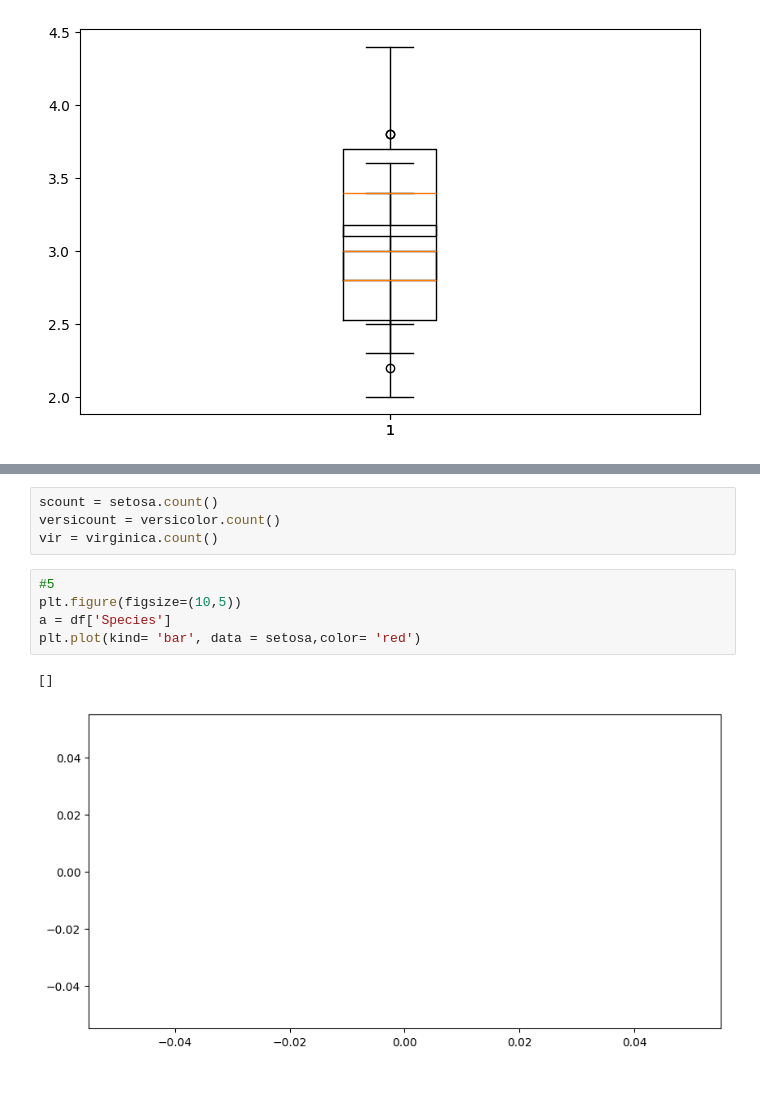
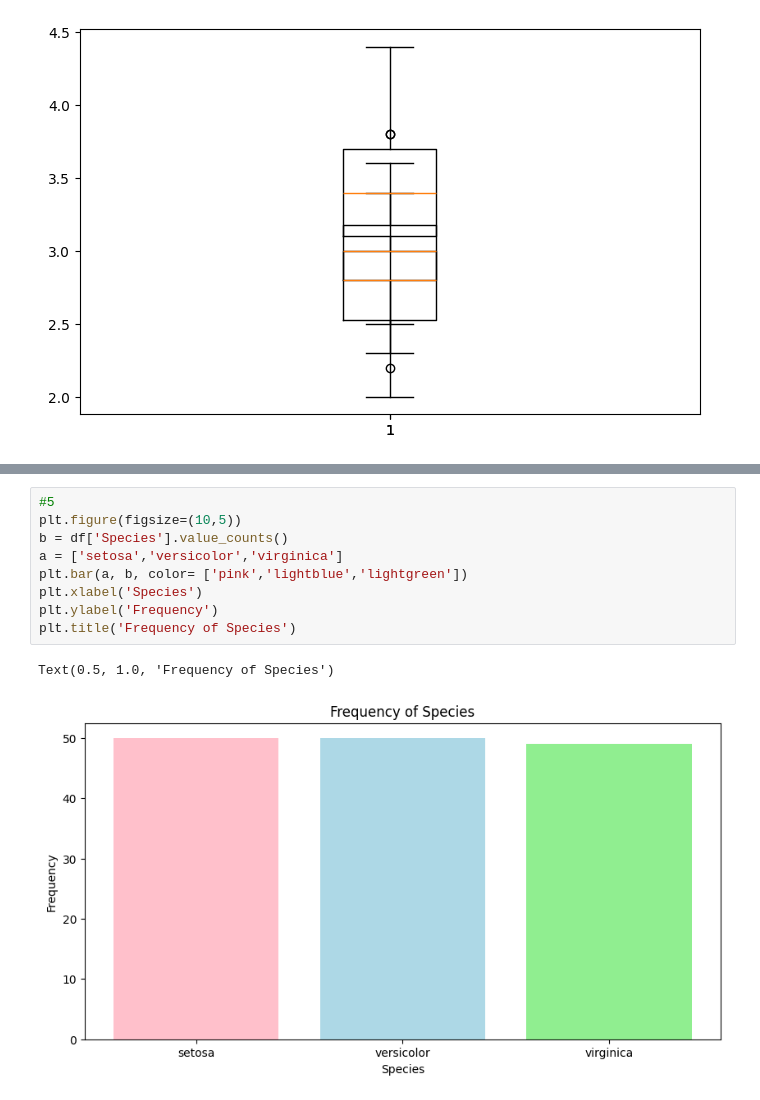
Before and after one commit to Srishti36912/python, a Jupyter notebook: practice.ipynb, the cells around one changed output, grey strips where cells are left out. Drawn from its saved outputs; the diff is of its cells as text.

Commit message:
bar plot question solved

```diff
--- a/practice.ipynb
+++ b/practice.ipynb
@@ -1171,12 +1171,12 @@ TypeError: 'str' object is not callable
-# %%
-scount = setosa.count()
-versicount = versicolor.count()
-vir = virginica.count()
 # %%
 #5
 plt.figure(figsize=(10,5))
-a = df['Species']
-plt.plot(kind= 'bar', data = setosa,color= 'red')
+b = df['Species'].value_counts()
+a = ['setosa','versicolor','virginica']
+plt.bar(a, b, color= ['pink','lightblue','lightgreen'])
+plt.xlabel('Species')
+plt.ylabel('Frequency')
+plt.title('Frequency of Species')
 # %% [output]
-[]
+Text(0.5, 1.0, 'Frequency of Species')
-[figure, old version]
+[figure, new version]
```
Also changed, not shown: parts of 1 cell of this notebook.
